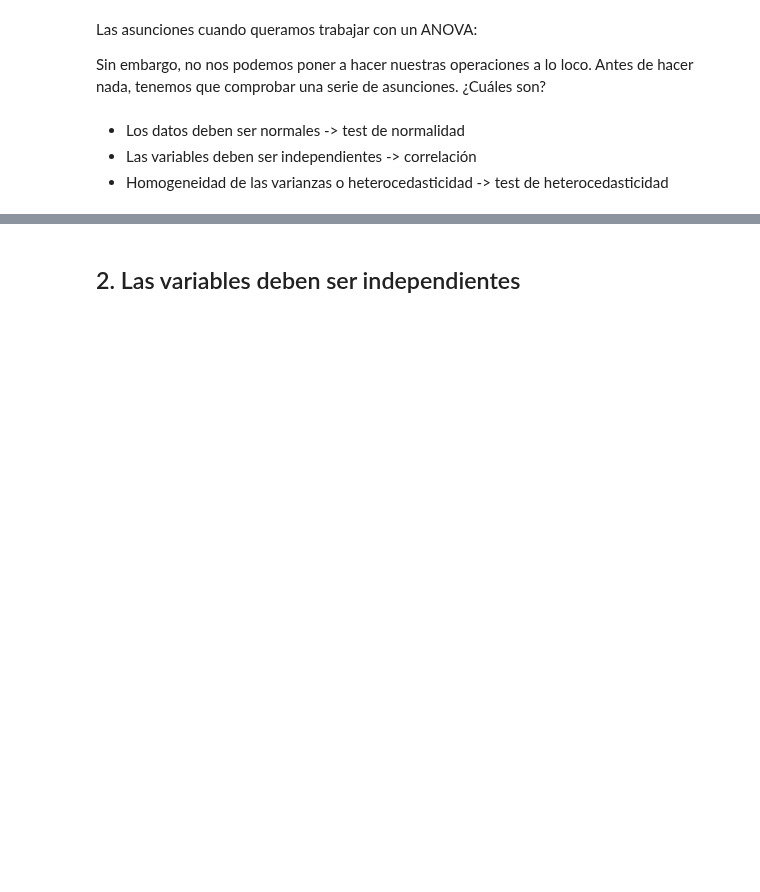
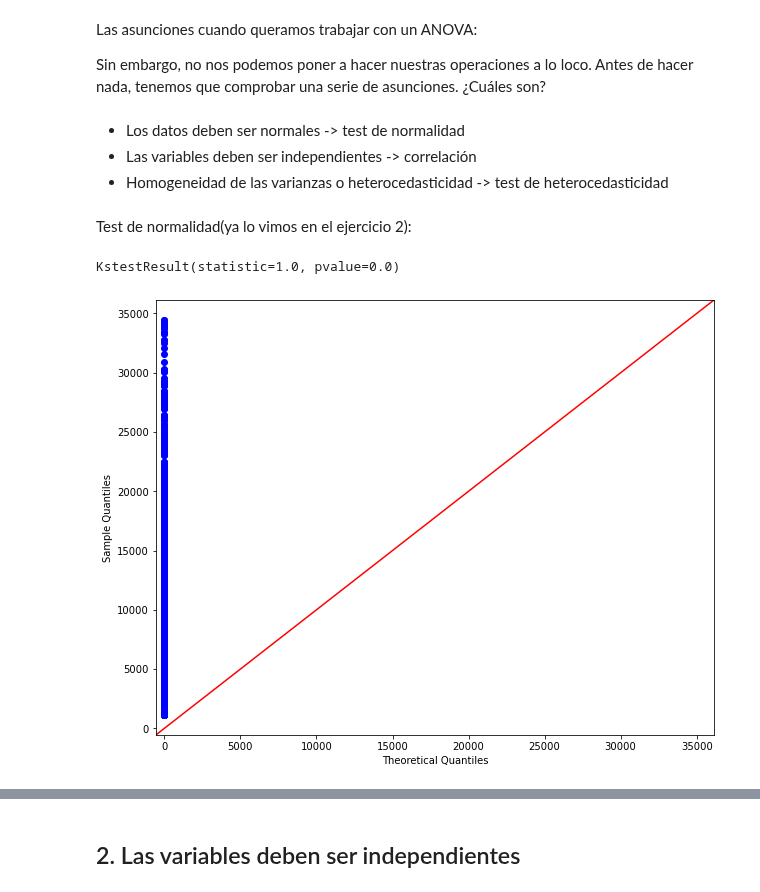
Before and after one commit to Adalab/DA-promoC-modulo3-sprint1-IreneMarta, a Jupyter notebook: regresion_linear/4_RL_Asunciones.ipynb, the cells around one changed output, grey strips where cells are left out. Drawn from its saved outputs; the diff is of its cells as text; code cells hidden in the pictures; blank space fills up the shorter version.

```diff
--- a/regresion_linear/4_RL_Asunciones.ipynb
+++ b/regresion_linear/4_RL_Asunciones.ipynb
@@ -30,3 +32,13 @@ Sin embargo, no nos podemos poner a hacer nuestras operaciones a lo loco. Antes
 - Los datos deben ser normales -> test de normalidad
 - Las variables deben ser independientes -> correlación
 - Homogeneidad de las varianzas o heterocedasticidad -> test de heterocedasticidad
+# %% [markdown]
+Test de normalidad(ya lo vimos en el ejercicio 2):
+# %%
+kstest(df["charges"], 'norm')
+# %% [output]
+KstestResult(statistic=1.0, pvalue=0.0)
+# %%
+sm.qqplot(df['charges'], line ='45');
+# %% [output]
+[figure, added]
```
Also changed, not shown: parts of 41 cells of this notebook, 5 other files.
